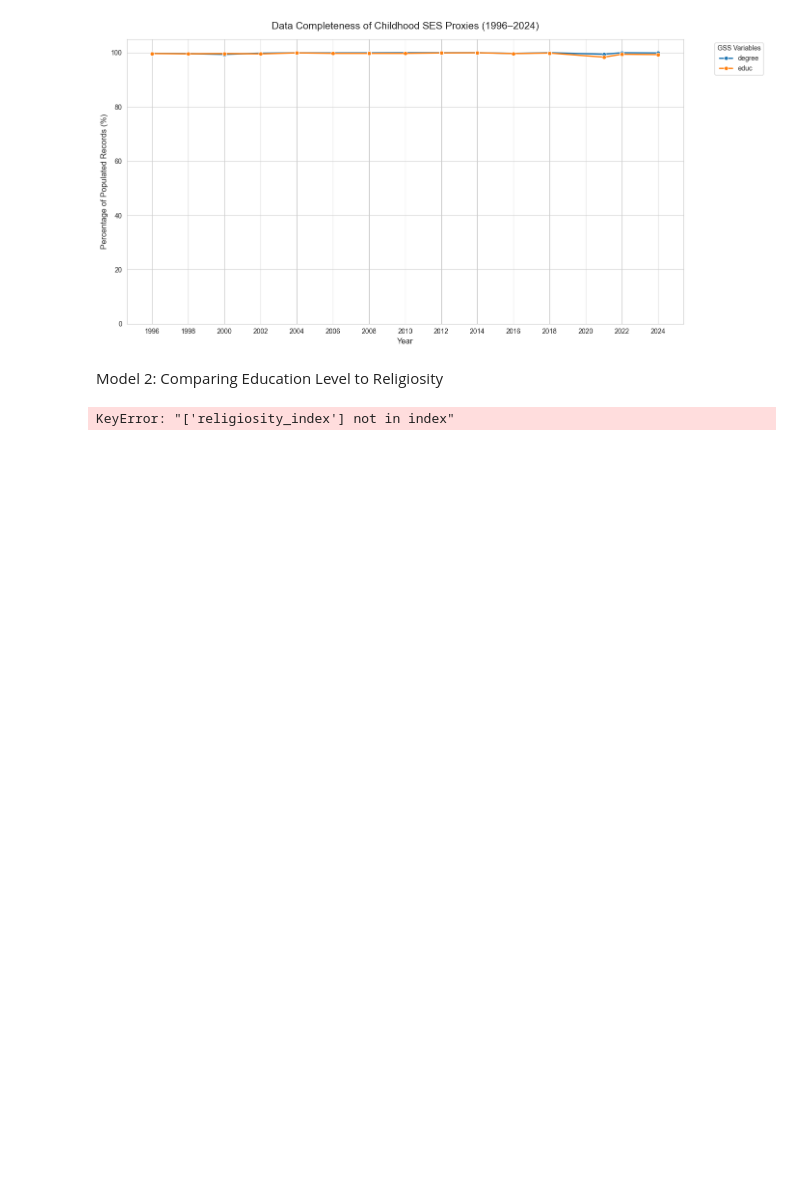
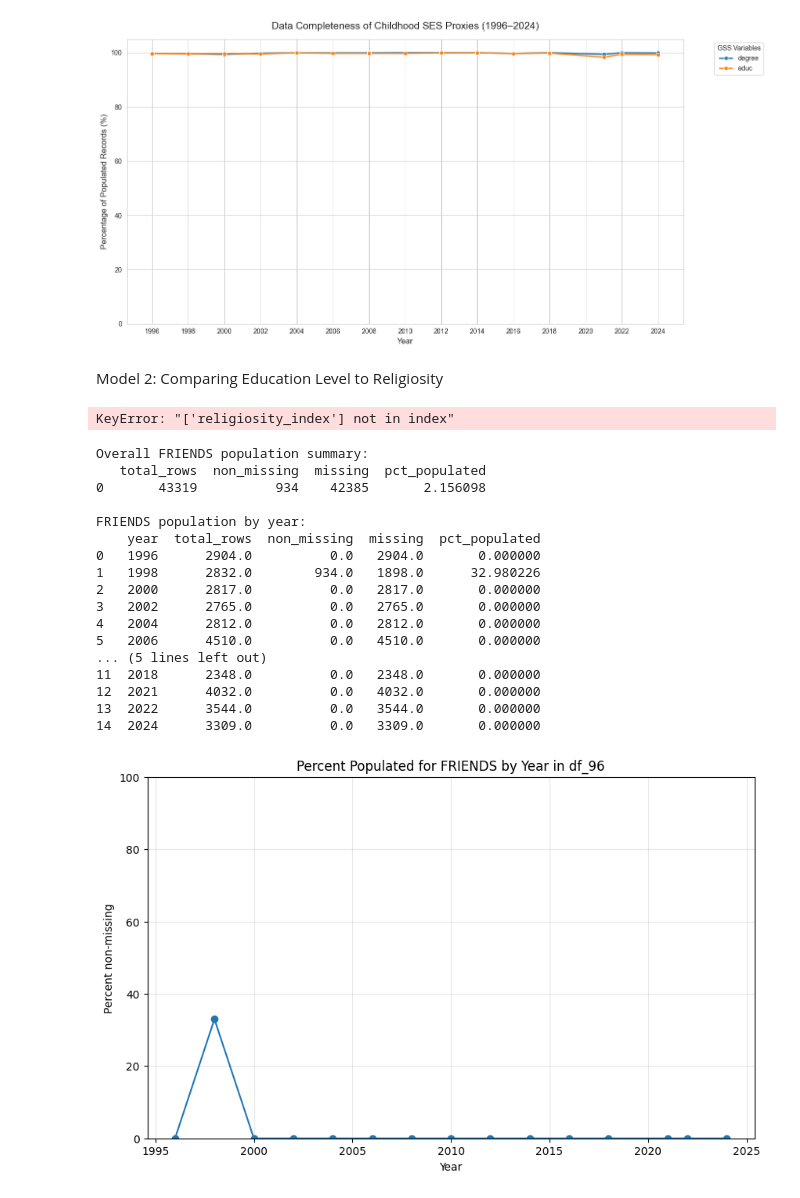
Before and after one commit to WillHDev/Nike_VS._Addidas, a Jupyter notebook: rel_&_dep_indeces.ipynb, the cells around one changed output. Saved outputs shown, nothing was run; the diff lists cells and outputs as text; code cells hidden in the pictures; blank space fills up the shorter version.

```diff
--- a/rel_&_dep_indeces.ipynb
+++ b/rel_&_dep_indeces.ipynb
@@ -573,3 +591,70 @@ print("p-value:", pval)
 print("N:", len(df_corr))
 # %% [output]
 KeyError: "['religiosity_index'] not in index"
+# %%
+import pandas as pd
+import matplotlib.pyplot as plt
+
+# Check how well populated FRIENDS is in df_96
+
+# Optional: treat common GSS special codes as missing
+gss_missing_codes = [0, 8, 9]
+temp = df_96.copy()
+temp["friends"] = temp["friends"].replace(gss_missing_codes, pd.NA)
+
+# Overall summary
+friends_summary = pd.DataFrame({
+    "total_rows": [len(temp)],
+    "non_missing": [temp["friends"].notna().sum()],
+    "missing": [temp["friends"].isna().sum()],
+    "pct_populated": [temp["friends"].notna().mean() * 100]
+})
+
+print("Overall FRIENDS population summary:")
+print(friends_summary)
+
+# By-year summary
+friends_by_year = (
+    temp.groupby("year")["friends"]
+    .apply(lambda x: pd.Series({
+        "total_rows": len(x),
+        "non_missing": x.notna().sum(),
+        "missing": x.isna().sum(),
+        "pct_populated": x.notna().mean() * 100
+    }))
+    .unstack()
+    .reset_index()
+    .sort_values("year")
+)
+
+print("\nFRIENDS population by year:")
+print(friends_by_year)
+
+# Visualization
+plt.figure(figsize=(10, 6))
+plt.plot(friends_by_year["year"], friends_by_year["pct_populated"], marker="o")
+plt.title("Percent Populated for FRIENDS by Year in df_96")
+plt.xlabel("Year")
+plt.ylabel("Percent non-missing")
+plt.ylim(0, 100)
+plt.grid(True, alpha=0.3)
+plt.show()
+# %% [output]
+Overall FRIENDS population summary:
+   total_rows  non_missing  missing  pct_populated
+0       43319          934    42385       2.156098
+
+FRIENDS population by year:
+    year  total_rows  non_missing  missing  pct_populated
+0   1996      2904.0          0.0   2904.0       0.000000
+1   1998      2832.0        934.0   1898.0      32.980226
+2   2000      2817.0          0.0   2817.0       0.000000
+3   2002      2765.0          0.0   2765.0       0.000000
+4   2004      2812.0          0.0   2812.0       0.000000
+5   2006      4510.0          0.0   4510.0       0.000000
+... (5 lines left out)
+11  2018      2348.0          0.0   2348.0       0.000000
+12  2021      4032.0          0.0   4032.0       0.000000
+13  2022      3544.0          0.0   3544.0       0.000000
+14  2024      3309.0          0.0   3309.0       0.000000
+[figure, added]
```
Also changed, not shown: parts of 3 cells of this notebook, 1 other file.
